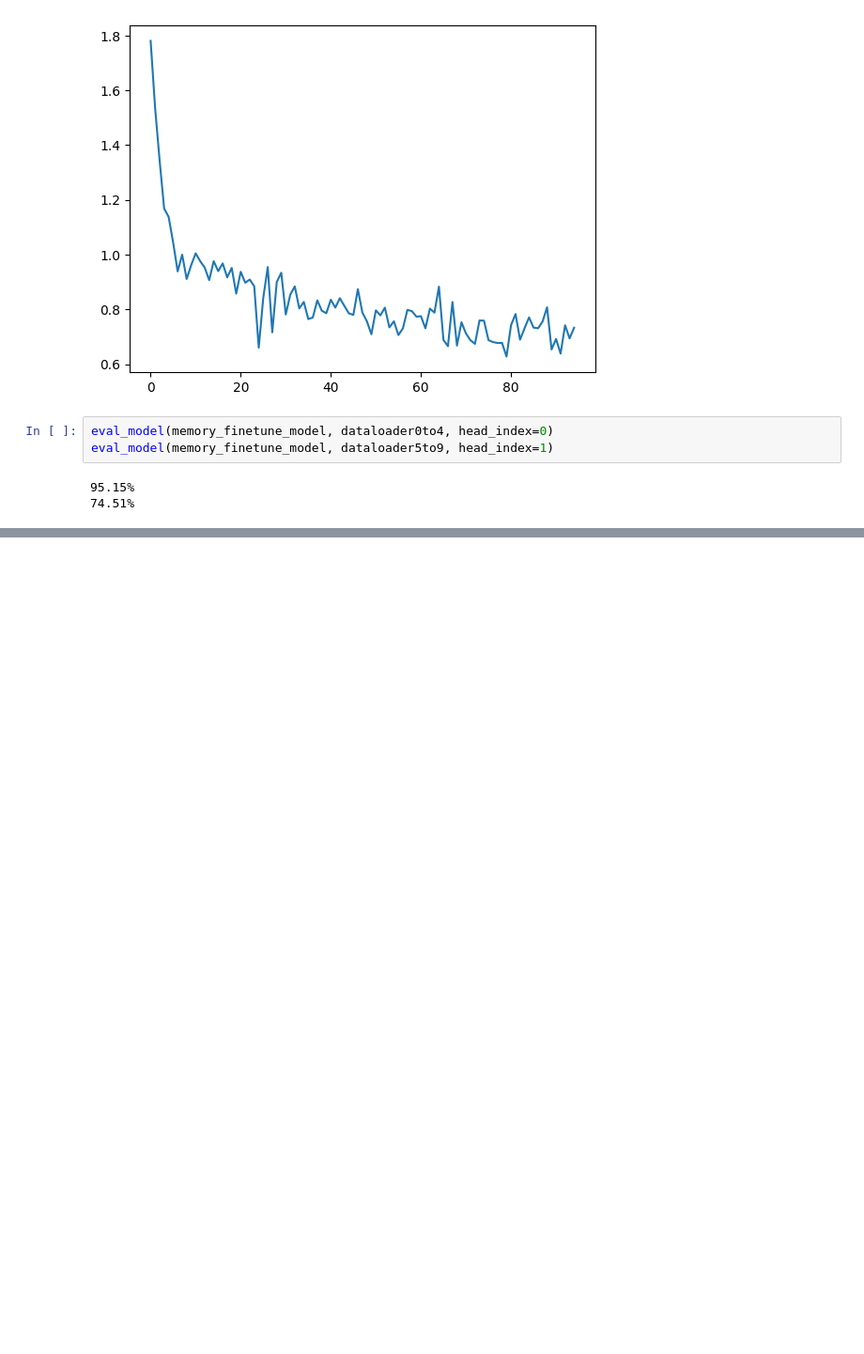
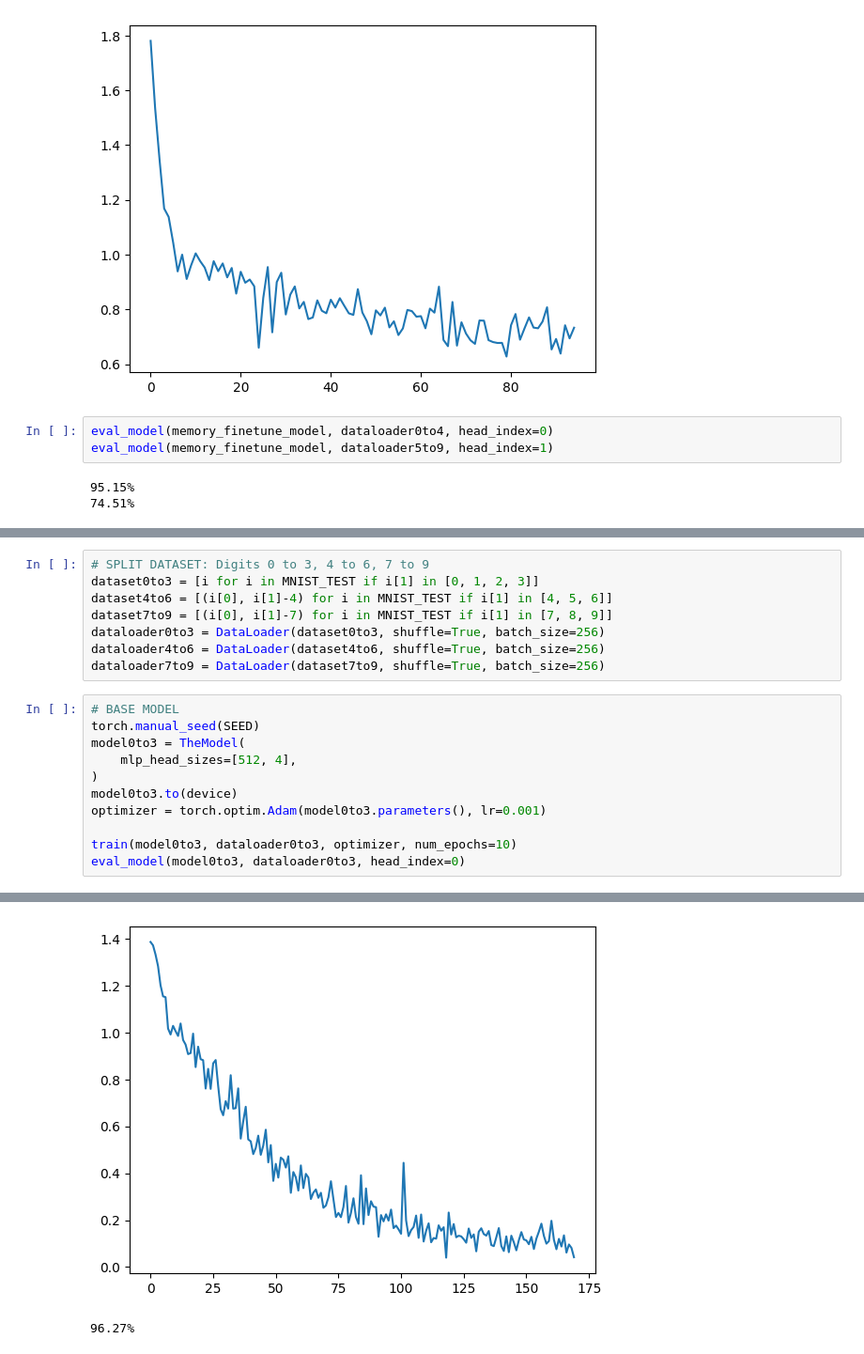
Before and after one commit to necrashter/transformers-learnable-memory, a Jupyter notebook: 502 Project MNIST.ipynb, the cells around one changed output, grey strips where cells are left out. Shown: that part at 94% size. Saved outputs shown, nothing was run; the diff lists cells and outputs as text; blank space fills up the shorter version.

```diff
--- a/502 Project MNIST.ipynb
+++ b/502 Project MNIST.ipynb
@@ -201,0 +211,20 @@ tensor([[[0., 0., 0., 0., 0., 0., 0., 0., 0., 0., 0., 0., 0., 0., 0., 0., 0., -i
+# %%
+# SPLIT DATASET: Digits 0 to 3, 4 to 6, 7 to 9
+dataset0to3 = [i for i in MNIST_TEST if i[1] in [0, 1, 2, 3]]
+dataset4to6 = [(i[0], i[1]-4) for i in MNIST_TEST if i[1] in [4, 5, 6]]
+dataset7to9 = [(i[0], i[1]-7) for i in MNIST_TEST if i[1] in [7, 8, 9]]
+dataloader0to3 = DataLoader(dataset0to3, shuffle=True, batch_size=256)
+dataloader4to6 = DataLoader(dataset4to6, shuffle=True, batch_size=256)
+dataloader7to9 = DataLoader(dataset7to9, shuffle=True, batch_size=256)
+# %%
+# BASE MODEL
+torch.manual_seed(SEED)
+model0to3 = TheModel(
+    mlp_head_sizes=[512, 4],
+)
+model0to3.to(device)
+optimizer = torch.optim.Adam(model0to3.parameters(), lr=0.001)
+
+train(model0to3, dataloader0to3, optimizer, num_epochs=10)
+eval_model(model0to3, dataloader0to3, head_index=0)
+# %% [output]
@@ -201,0 +241,2 @@ tensor([[[0., 0., 0., 0., 0., 0., 0., 0., 0., 0., 0., 0., 0., 0., 0., 0., 0., -i
+[figure, added]
+96.27%
```
Also changed, not shown: parts of 12 cells of this notebook, 1 other file.
